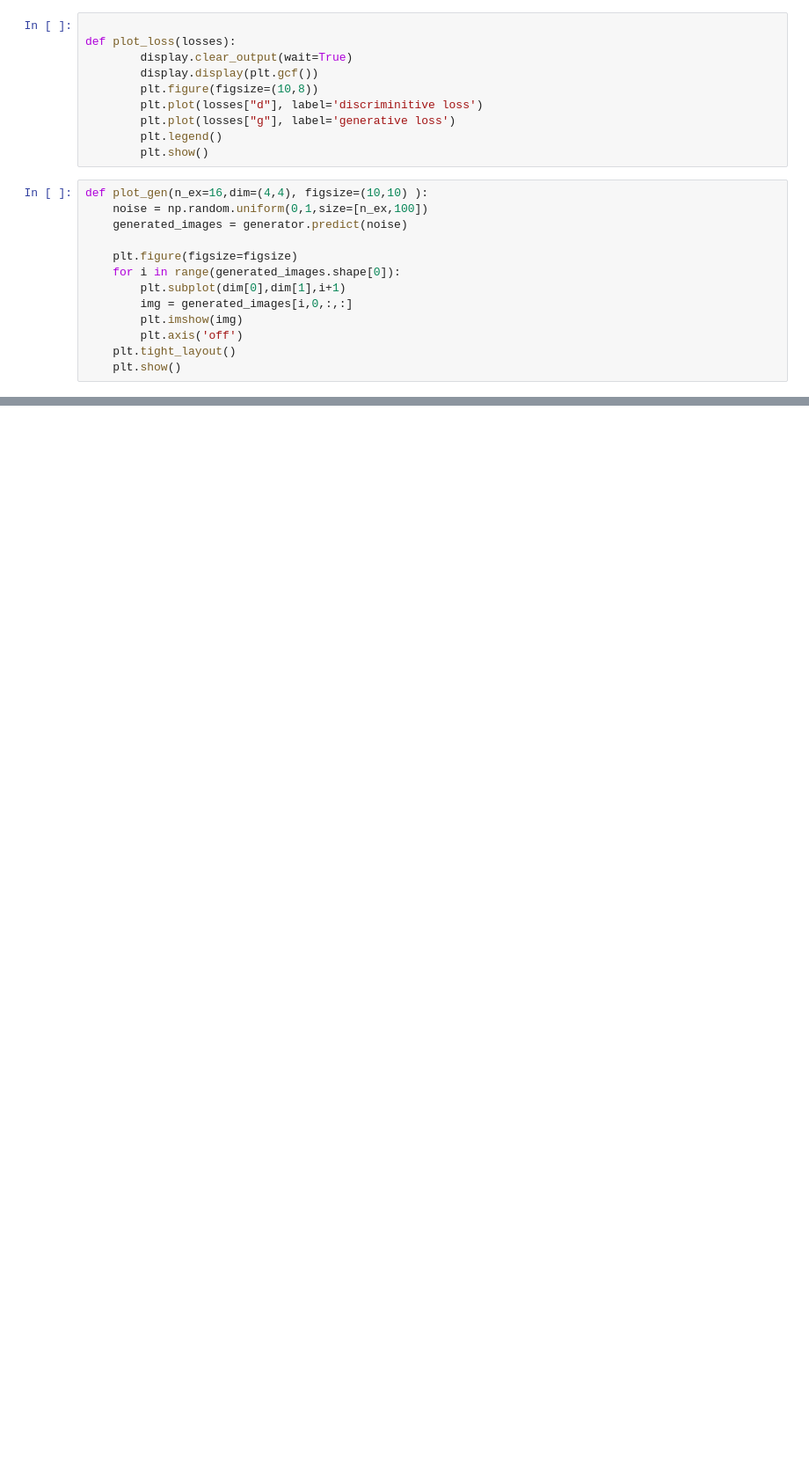
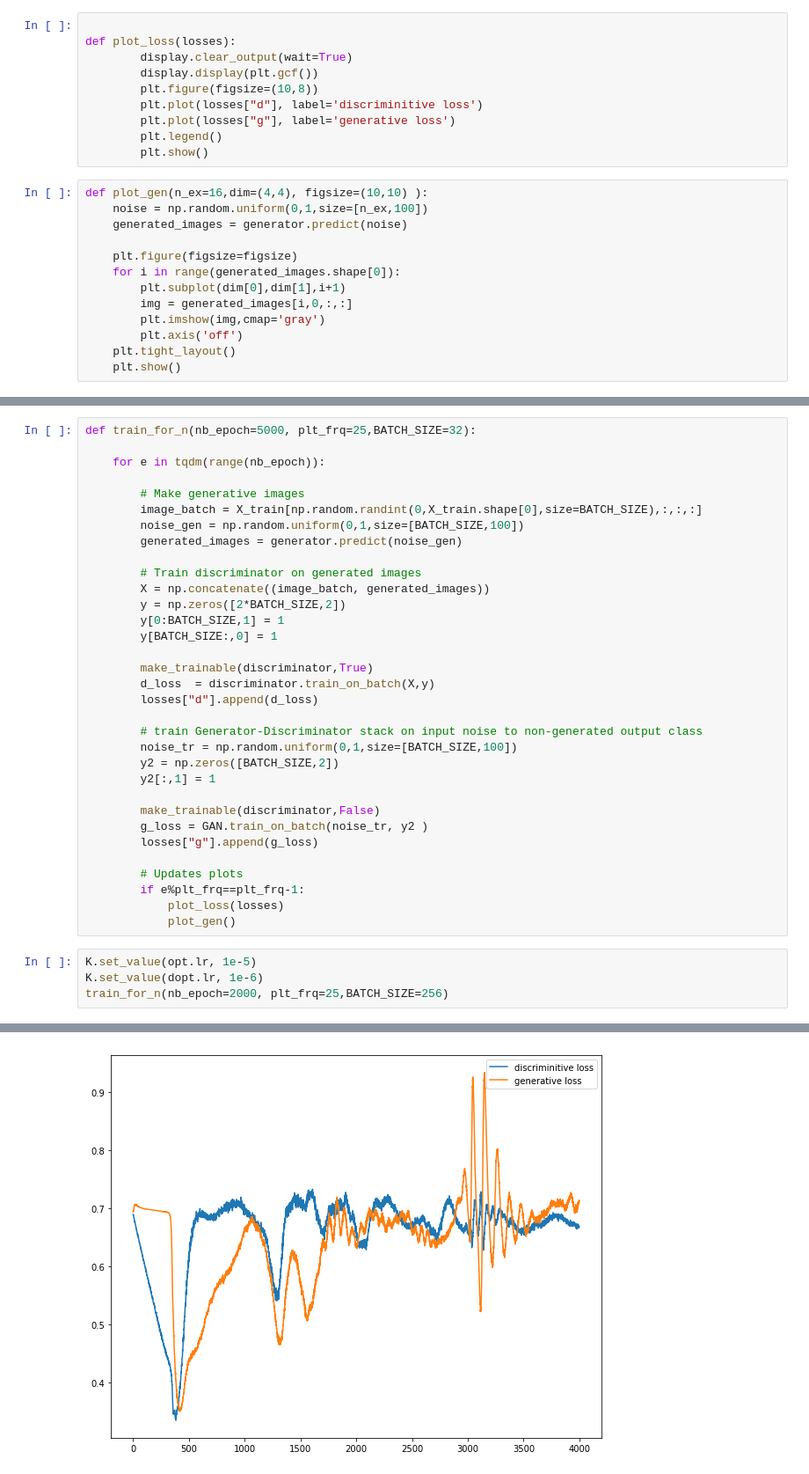
Before and after one commit to nesterione/dl, a Jupyter notebook: lesson13/lesson13-GAN.ipynb, the cells around one changed output, grey strips where cells are left out. Shown: that part at 88% size. Saved outputs shown, nothing was run; the diff lists cells and outputs as text; blank space fills up the shorter version.

```diff
--- a/lesson13/lesson13-GAN.ipynb
+++ b/lesson13/lesson13-GAN.ipynb
@@ -178,7 +219,7 @@ def plot_gen(n_ex=16,dim=(4,4), figsize=(10,10) ):
     for i in range(generated_images.shape[0]):
         plt.subplot(dim[0],dim[1],i+1)
         img = generated_images[i,0,:,:]
-        plt.imshow(img)
+        plt.imshow(img,cmap='gray')
         plt.axis('off')
     plt.tight_layout()
     plt.show()
@@ -204,0 +246,38 @@ Epoch 1/1
+# %%
+def train_for_n(nb_epoch=5000, plt_frq=25,BATCH_SIZE=32):
+
+    for e in tqdm(range(nb_epoch)):
+
+        # Make generative images
+        image_batch = X_train[np.random.randint(0,X_train.shape[0],size=BATCH_SIZE),:,:,:]
+        noise_gen = np.random.uniform(0,1,size=[BATCH_SIZE,100])
+        generated_images = generator.predict(noise_gen)
+
+        # Train discriminator on generated images
+        X = np.concatenate((image_batch, generated_images))
+        y = np.zeros([2*BATCH_SIZE,2])
+        y[0:BATCH_SIZE,1] = 1
+        y[BATCH_SIZE:,0] = 1
+
+        make_trainable(discriminator,True)
+        d_loss  = discriminator.train_on_batch(X,y)
+        losses["d"].append(d_loss)
+
+        # train Generator-Discriminator stack on input noise to non-generated output class
+        noise_tr = np.random.uniform(0,1,size=[BATCH_SIZE,100])
+        y2 = np.zeros([BATCH_SIZE,2])
+        y2[:,1] = 1
+
+        make_trainable(discriminator,False)
+        g_loss = GAN.train_on_batch(noise_tr, y2 )
+        losses["g"].append(g_loss)
+
+        # Updates plots
+        if e%plt_frq==plt_frq-1:
+            plot_loss(losses)
+            plot_gen()
+# %%
+K.set_value(opt.lr, 1e-5)
+K.set_value(dopt.lr, 1e-6)
+train_for_n(nb_epoch=2000, plt_frq=25,BATCH_SIZE=256)
+# %% [output]
@@ -204,0 +286 @@ Epoch 1/1
+[figure, added]
```
Also changed, not shown: parts of 16 cells of this notebook, 1 other file.
